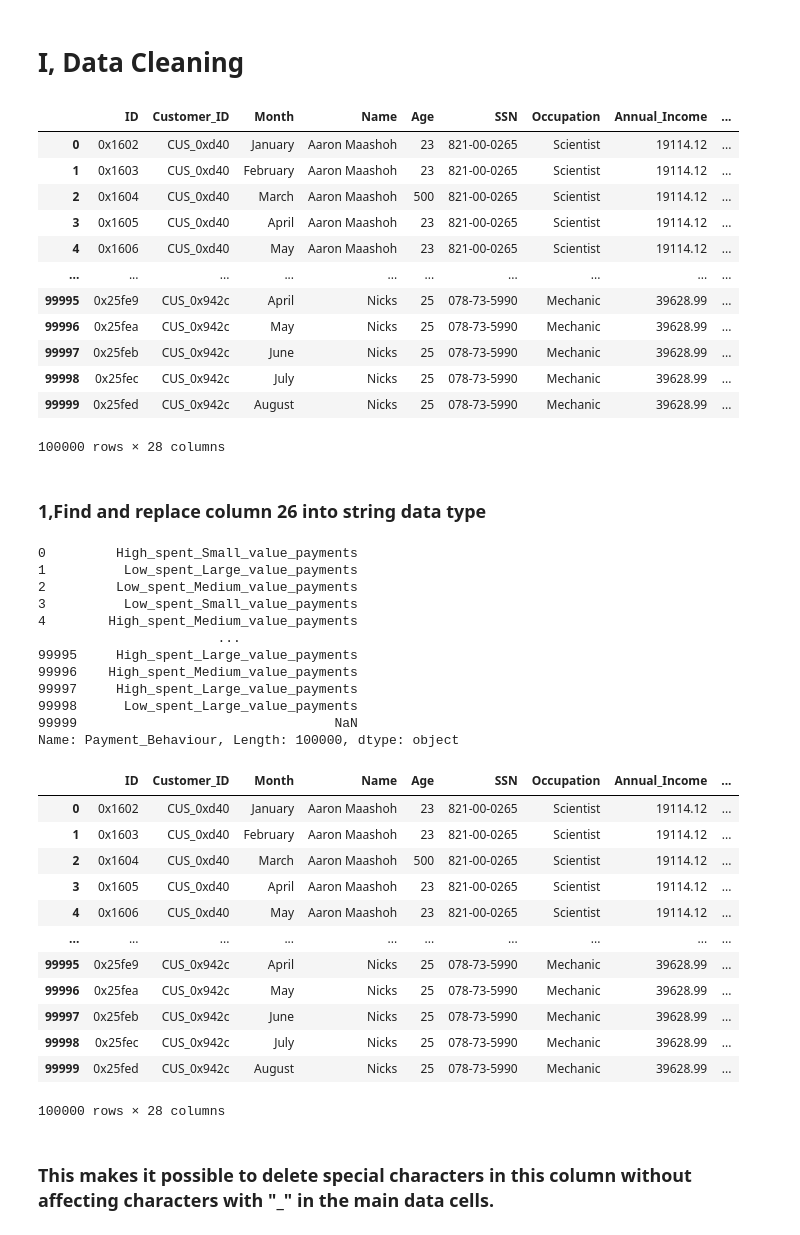
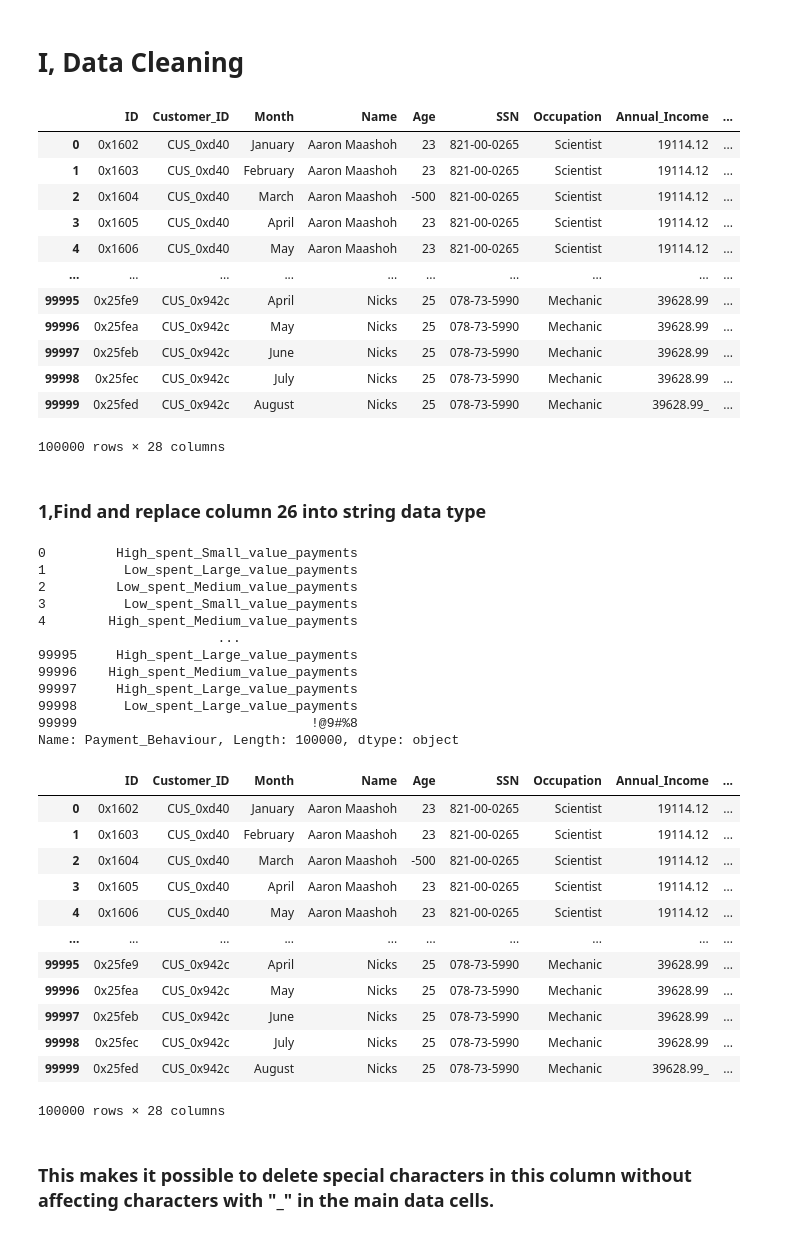
Before and after one commit to dnamisstriving/PortfolioProjects, a Jupyter notebook: Data Cleaning & Insights (actual project).ipynb, the cells around one changed output. Drawn from its saved outputs; the diff is of its cells as text; code cells hidden in the pictures.

```diff
--- a/Data Cleaning & Insights (actual project).ipynb
+++ b/Data Cleaning & Insights (actual project).ipynb
@@ -8,14 +8,14 @@ import matplotlib.pyplot as plt
 # %%
 pd.set_option('display.max_columns', None)
 # %%
-df = pd.read_csv(r"C:\Users\t\OneDrive\Desktop\Data Analyst\Credit Score Classification edited.csv")
+df = pd.read_csv(r"C:\Users\t\OneDrive\Desktop\Data Analyst\CSC edited.csv")
 
 df
 # %% [output]
 |  | ID | Customer_ID | Month | Name | Age | SSN | Occupation | Annual_Income | ... |
 | 0 | 0x1602 | CUS_0xd40 | January | Aaron Maashoh | 23 | 821-00-0265 | Scientist | 19114.12 | ... |
 | 1 | 0x1603 | CUS_0xd40 | February | Aaron Maashoh | 23 | 821-00-0265 | Scientist | 19114.12 | ... |
-| 2 | 0x1604 | CUS_0xd40 | March | Aaron Maashoh | 500 | 821-00-0265 | Scientist | 19114.12 | ... |
+| 2 | 0x1604 | CUS_0xd40 | March | Aaron Maashoh | -500 | 821-00-0265 | Scientist | 19114.12 | ... |
 | 3 | 0x1605 | CUS_0xd40 | April | Aaron Maashoh | 23 | 821-00-0265 | Scientist | 19114.12 | ... |
 | 4 | 0x1606 | CUS_0xd40 | May | Aaron Maashoh | 23 | 821-00-0265 | Scientist | 19114.12 | ... |
 | ... | ... | ... | ... | ... | ... | ... | ... | ... | ... |
@@ -23,7 +23,7 @@ df
 | 99996 | 0x25fea | CUS_0x942c | May | Nicks | 25 | 078-73-5990 | Mechanic | 39628.99 | ... |
 | 99997 | 0x25feb | CUS_0x942c | June | Nicks | 25 | 078-73-5990 | Mechanic | 39628.99 | ... |
 | 99998 | 0x25fec | CUS_0x942c | July | Nicks | 25 | 078-73-5990 | Mechanic | 39628.99 | ... |
-| 99999 | 0x25fed | CUS_0x942c | August | Nicks | 25 | 078-73-5990 | Mechanic | 39628.99 | ... |
+| 99999 | 0x25fed | CUS_0x942c | August | Nicks | 25 | 078-73-5990 | Mechanic | 39628.99_ | ... |
 100000 rows × 28 columns
 # %% [markdown]
 ### 1,Find and replace column 26 into string data type
@@ -42,7 +42,7 @@ column_26
 99996    High_spent_Medium_value_payments
 99997     High_spent_Large_value_payments
 99998      Low_spent_Large_value_payments
-99999                                 NaN
+99999                              !@9#%8
 Name: Payment_Behaviour, Length: 100000, dtype: object
 # %%
 df['Payment_Behaviour'] = df['Payment_Behaviour'].astype(str)
@@ -52,7 +52,7 @@ df
 |  | ID | Customer_ID | Month | Name | Age | SSN | Occupation | Annual_Income | ... |
 | 0 | 0x1602 | CUS_0xd40 | January | Aaron Maashoh | 23 | 821-00-0265 | Scientist | 19114.12 | ... |
 | 1 | 0x1603 | CUS_0xd40 | February | Aaron Maashoh | 23 | 821-00-0265 | Scientist | 19114.12 | ... |
-| 2 | 0x1604 | CUS_0xd40 | March | Aaron Maashoh | 500 | 821-00-0265 | Scientist | 19114.12 | ... |
+| 2 | 0x1604 | CUS_0xd40 | March | Aaron Maashoh | -500 | 821-00-0265 | Scientist | 19114.12 | ... |
 | 3 | 0x1605 | CUS_0xd40 | April | Aaron Maashoh | 23 | 821-00-0265 | Scientist | 19114.12 | ... |
 | 4 | 0x1606 | CUS_0xd40 | May | Aaron Maashoh | 23 | 821-00-0265 | Scientist | 19114.12 | ... |
 | ... | ... | ... | ... | ... | ... | ... | ... | ... | ... |
@@ -60,7 +60,7 @@ df
 | 99996 | 0x25fea | CUS_0x942c | May | Nicks | 25 | 078-73-5990 | Mechanic | 39628.99 | ... |
 | 99997 | 0x25feb | CUS_0x942c | June | Nicks | 25 | 078-73-5990 | Mechanic | 39628.99 | ... |
 | 99998 | 0x25fec | CUS_0x942c | July | Nicks | 25 | 078-73-5990 | Mechanic | 39628.99 | ... |
-| 99999 | 0x25fed | CUS_0x942c | August | Nicks | 25 | 078-73-5990 | Mechanic | 39628.99 | ... |
+| 99999 | 0x25fed | CUS_0x942c | August | Nicks | 25 | 078-73-5990 | Mechanic | 39628.99_ | ... |
 100000 rows × 28 columns
 # %% [markdown]
 ### This makes it possible to delete special characters in this column without affecting characters with "_" in the main data cells.
```
Also changed, not shown: parts of 40 cells of this notebook.
